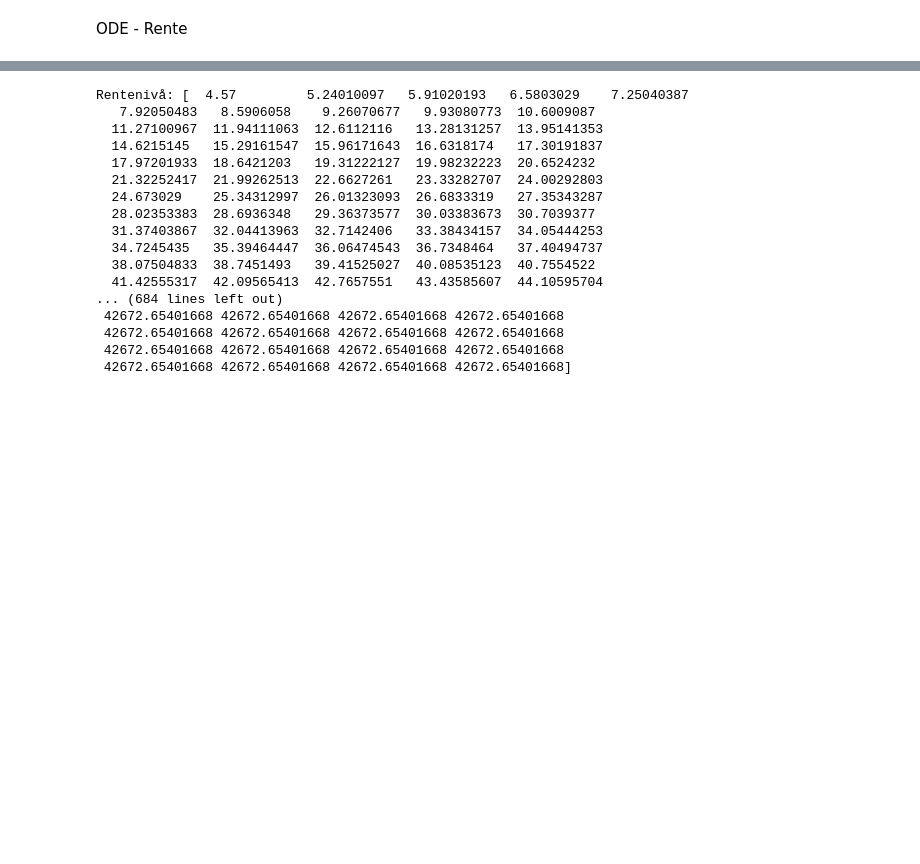
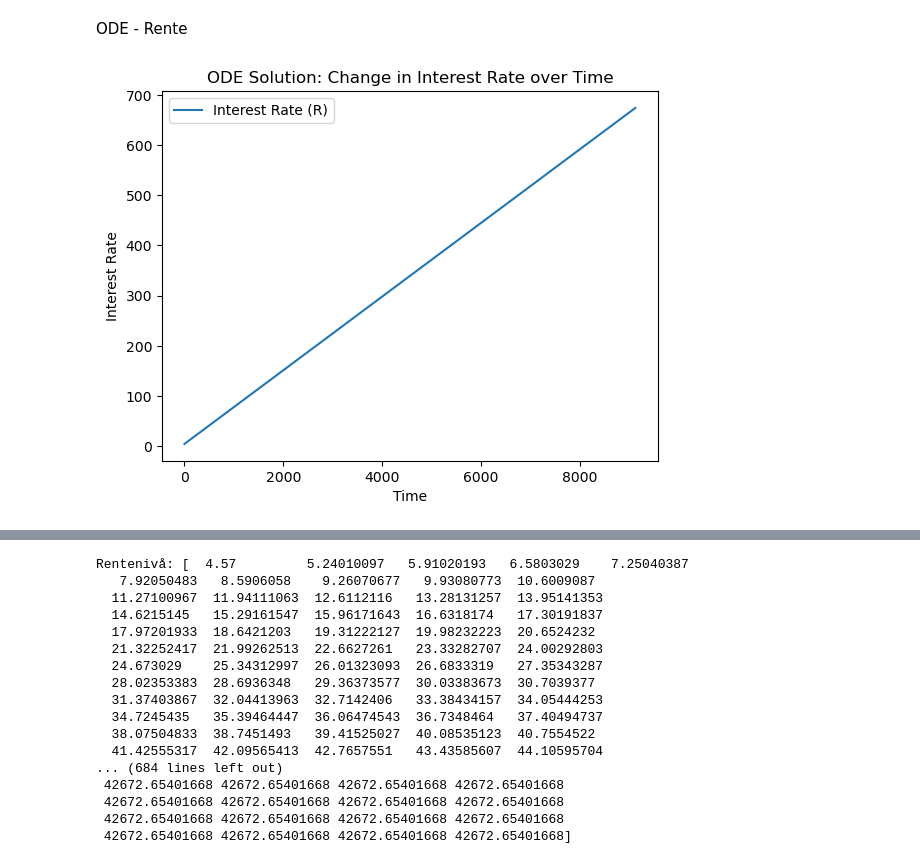
Before and after one commit to 591118/ProsjektADAH2023, a Jupyter notebook: prosjekt501.ipynb, the cells around one changed output, grey strips where cells are left out. Cells and saved outputs as stored; diff of their text form; code cells hidden in the pictures; blank space fills up the shorter version.

```diff
--- a/prosjekt501.ipynb
+++ b/prosjekt501.ipynb
@@ -629,3 +654,22 @@ def dA_dt(A, t):
 # %%
 def calculate_effective_rate(r_nom, n):
     return (1 + r_nom / n) ** n - 1
+# %%
+# Function to represent the ODE
+def dR_dt(R, t):
+    r_nom = 0.0521  # Nominal interest rate
+    n = 12  # Assuming monthly compounding
+    r_eff = calculate_effective_rate(r_nom, n)
+    return r_eff + 0.02
+
+# Solve the ODE
+solution = odeint(dR_dt, R0, t)
+
+plt.plot(t, solution, label='Interest Rate (R)')
+plt.xlabel('Time')
+plt.ylabel('Interest Rate')
+plt.title('ODE Solution: Change in Interest Rate over Time')
+plt.legend()
+plt.show()
+# %% [output]
+[figure, added]
```
Also changed, not shown: parts of 5 cells of this notebook, 1 other file.
